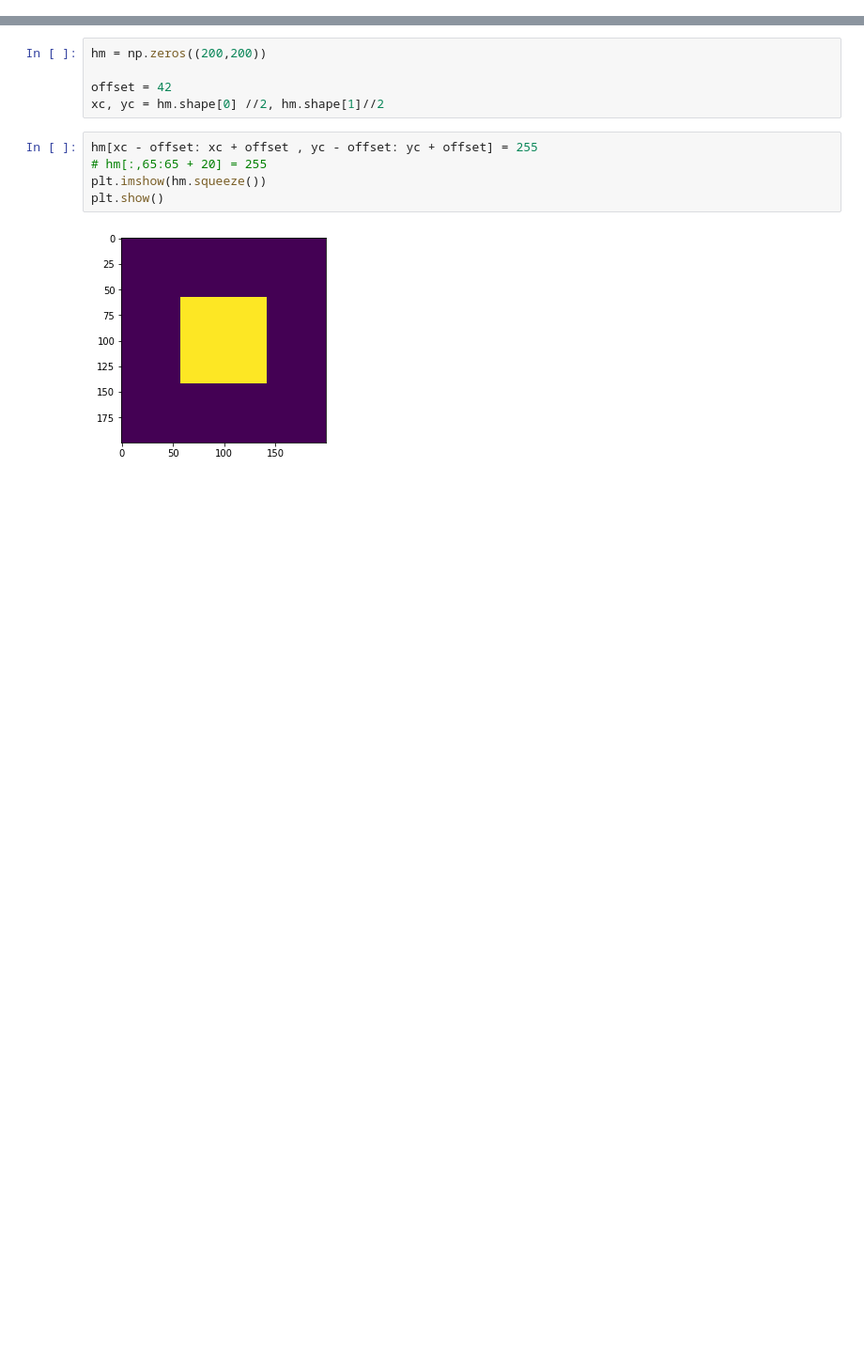
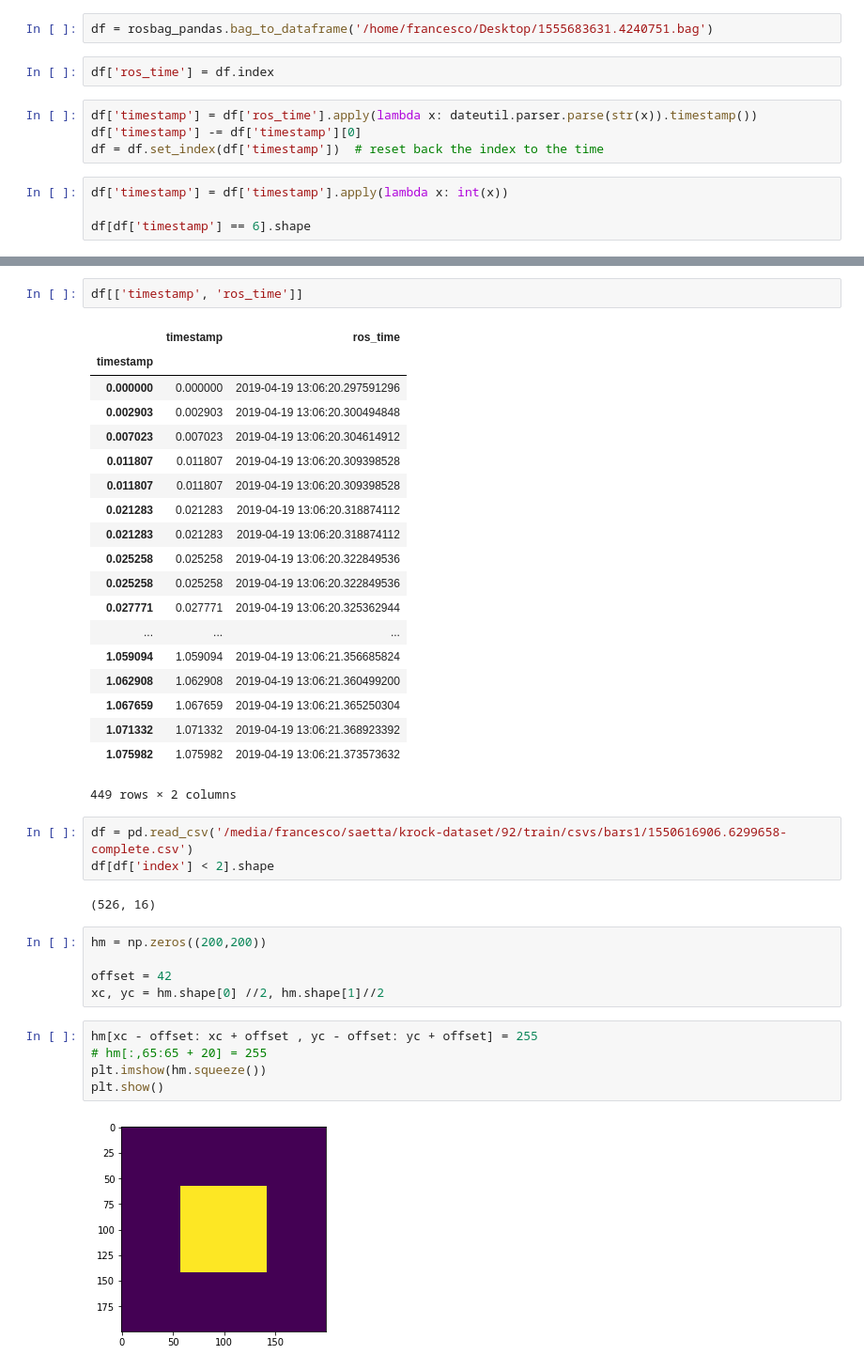
Before and after one commit to FrancescoSaverioZuppichini/Master-Thesis, a Jupyter notebook: core/Untitled.ipynb, the cells around one changed output, grey strips where cells are left out. Shown at 94% size. Saved outputs shown, nothing was run; the diff lists cells and outputs as text; blank space fills up the shorter version.

```diff
--- a/core/Untitled.ipynb
+++ b/core/Untitled.ipynb
@@ -4,0 +9,12 @@ import matplotlib.pyplot as plt
+# %%
+df = rosbag_pandas.bag_to_dataframe('/home/francesco/Desktop/1555683631.4240751.bag')
+# %%
+df['ros_time'] = df.index
+# %%
+df['timestamp'] = df['ros_time'].apply(lambda x: dateutil.parser.parse(str(x)).timestamp())
+df['timestamp'] -= df['timestamp'][0]
+df = df.set_index(df['timestamp'])  # reset back the index to the time
+# %%
+df['timestamp'] = df['timestamp'].apply(lambda x: int(x))
+
+df[df['timestamp'] == 6].shape
@@ -5,3 +87,30 @@ import matplotlib.pyplot as plt
+# %%
+df[['timestamp', 'ros_time']]
+# %% [output]
+|  | timestamp | ros_time |
+| timestamp |  |  |
+| 0.000000 | 0.000000 | 2019-04-19 13:06:20.297591296 |
+| 0.002903 | 0.002903 | 2019-04-19 13:06:20.300494848 |
+| 0.007023 | 0.007023 | 2019-04-19 13:06:20.304614912 |
+| 0.011807 | 0.011807 | 2019-04-19 13:06:20.309398528 |
+| 0.011807 | 0.011807 | 2019-04-19 13:06:20.309398528 |
+| 0.021283 | 0.021283 | 2019-04-19 13:06:20.318874112 |
+| 0.021283 | 0.021283 | 2019-04-19 13:06:20.318874112 |
+| 0.025258 | 0.025258 | 2019-04-19 13:06:20.322849536 |
+| 0.025258 | 0.025258 | 2019-04-19 13:06:20.322849536 |
+| 0.027771 | 0.027771 | 2019-04-19 13:06:20.325362944 |
+| ... | ... | ... |
+| 1.059094 | 1.059094 | 2019-04-19 13:06:21.356685824 |
+| 1.062908 | 1.062908 | 2019-04-19 13:06:21.360499200 |
+| 1.067659 | 1.067659 | 2019-04-19 13:06:21.365250304 |
+| 1.071332 | 1.071332 | 2019-04-19 13:06:21.368923392 |
+| 1.075982 | 1.075982 | 2019-04-19 13:06:21.373573632 |
+449 rows × 2 columns
+# %%
+df = pd.read_csv('/media/francesco/saetta/krock-dataset/92/train/csvs/bars1/1550616906.6299658-complete.csv')
+df[df['index'] < 2].shape
+# %% [output]
+(526, 16)
 # %%
 hm = np.zeros((200,200))
 
```
Also changed, not shown: parts of 10 cells of this notebook, 11 other files.
